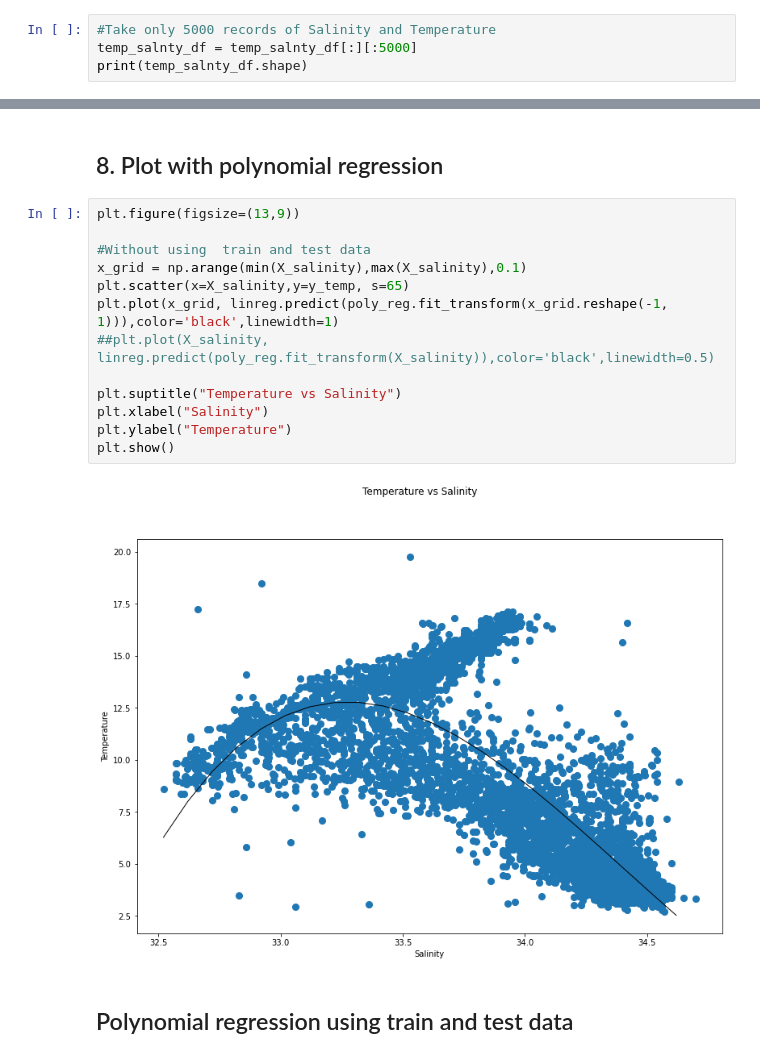
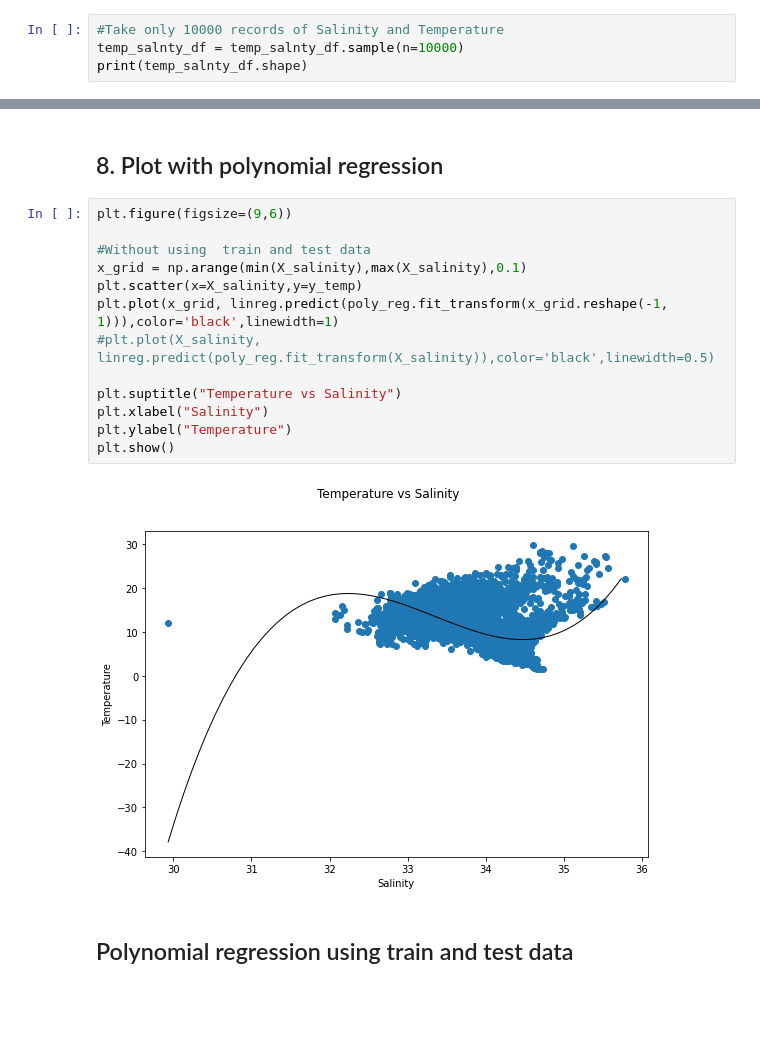
Before and after one commit to rooplaxmidesai/homework, a Jupyter notebook: week_13/week13_homework.ipynb, the cells around one changed output, grey strips where cells are left out. Cells and saved outputs as stored; diff of their text form; blank space fills up the shorter version.

```diff
--- a/week_13/week13_homework.ipynb
+++ b/week_13/week13_homework.ipynb
@@ -270,5 +268,5 @@ dtype: int64
 # %%
-#Take only 5000 records of Salinity and Temperature
-temp_salnty_df = temp_salnty_df[:][:5000]
+#Take only 10000 records of Salinity and Temperature
+temp_salnty_df = temp_salnty_df.sample(n=10000)
 print(temp_salnty_df.shape)
 # %% [output]
@@ -442,20 +428,20 @@ Root Mean Squared Error: 2.452846041616553
 # %% [markdown]
 ## 8. Plot with polynomial regression
 # %%
-plt.figure(figsize=(13,9))
+plt.figure(figsize=(9,6))
 
 #Without using  train and test data
 x_grid = np.arange(min(X_salinity),max(X_salinity),0.1)
-plt.scatter(x=X_salinity,y=y_temp, s=65)
+plt.scatter(x=X_salinity,y=y_temp)
 plt.plot(x_grid, linreg.predict(poly_reg.fit_transform(x_grid.reshape(-1, 1))),color='black',linewidth=1)
-##plt.plot(X_salinity, linreg.predict(poly_reg.fit_transform(X_salinity)),color='black',linewidth=0.5)
+#plt.plot(X_salinity, linreg.predict(poly_reg.fit_transform(X_salinity)),color='black',linewidth=0.5)
 
 plt.suptitle("Temperature vs Salinity")
 plt.xlabel("Salinity")
 plt.ylabel("Temperature")
 plt.show()
 # %% [output]
-[figure, old version]
+[figure, new version]
 # %% [markdown]
 ## Polynomial regression using train and test data
 # %%
```
Also changed, not shown: parts of 12 cells of this notebook.
